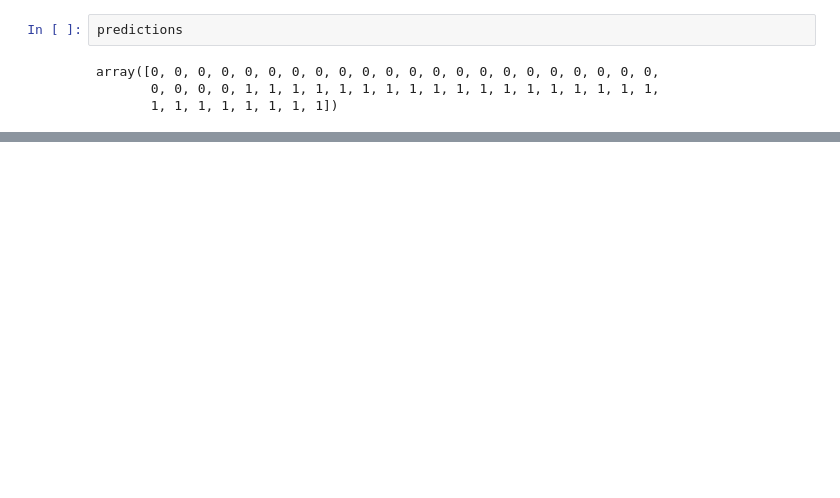
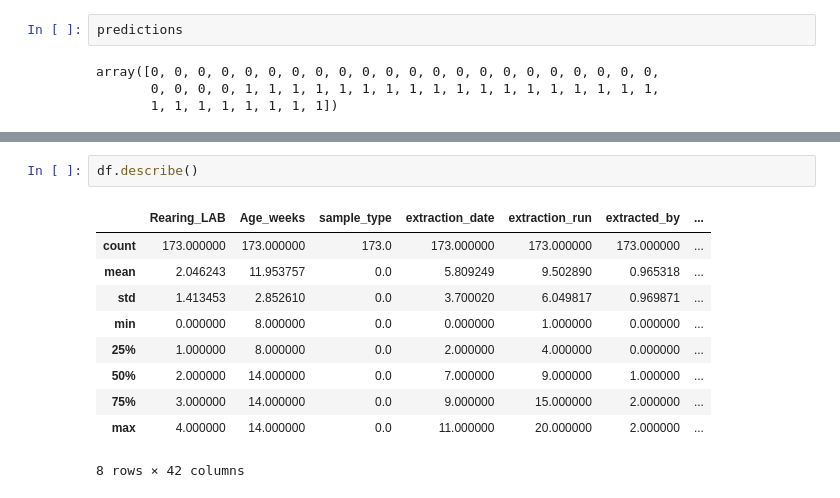
Before and after one commit to MaxJoas/metagenomic_contamination, a Jupyter notebook: supervised/supervised.ipynb, the cells around one changed output, grey strips where cells are left out. Cells and saved outputs as stored; diff of their text form; blank space fills up the shorter version.

```diff
--- a/supervised/supervised.ipynb
+++ b/supervised/supervised.ipynb
@@ -126,0 +183,13 @@ feat_importances.nlargest(15).plot(kind='barh')
+# %%
+df.describe()
+# %% [output]
+|  | Rearing_LAB | Age_weeks | sample_type | extraction_date | extraction_run | extracted_by | ... |
+| count | 173.000000 | 173.000000 | 173.0 | 173.000000 | 173.000000 | 173.000000 | ... |
+| mean | 2.046243 | 11.953757 | 0.0 | 5.809249 | 9.502890 | 0.965318 | ... |
+| std | 1.413453 | 2.852610 | 0.0 | 3.700020 | 6.049817 | 0.969871 | ... |
+| min | 0.000000 | 8.000000 | 0.0 | 0.000000 | 1.000000 | 0.000000 | ... |
+| 25% | 1.000000 | 8.000000 | 0.0 | 2.000000 | 4.000000 | 0.000000 | ... |
+| 50% | 2.000000 | 14.000000 | 0.0 | 7.000000 | 9.000000 | 1.000000 | ... |
+| 75% | 3.000000 | 14.000000 | 0.0 | 9.000000 | 15.000000 | 2.000000 | ... |
+| max | 4.000000 | 14.000000 | 0.0 | 11.000000 | 20.000000 | 2.000000 | ... |
+8 rows × 42 columns
```
Also changed, not shown: parts of 15 cells of this notebook.
